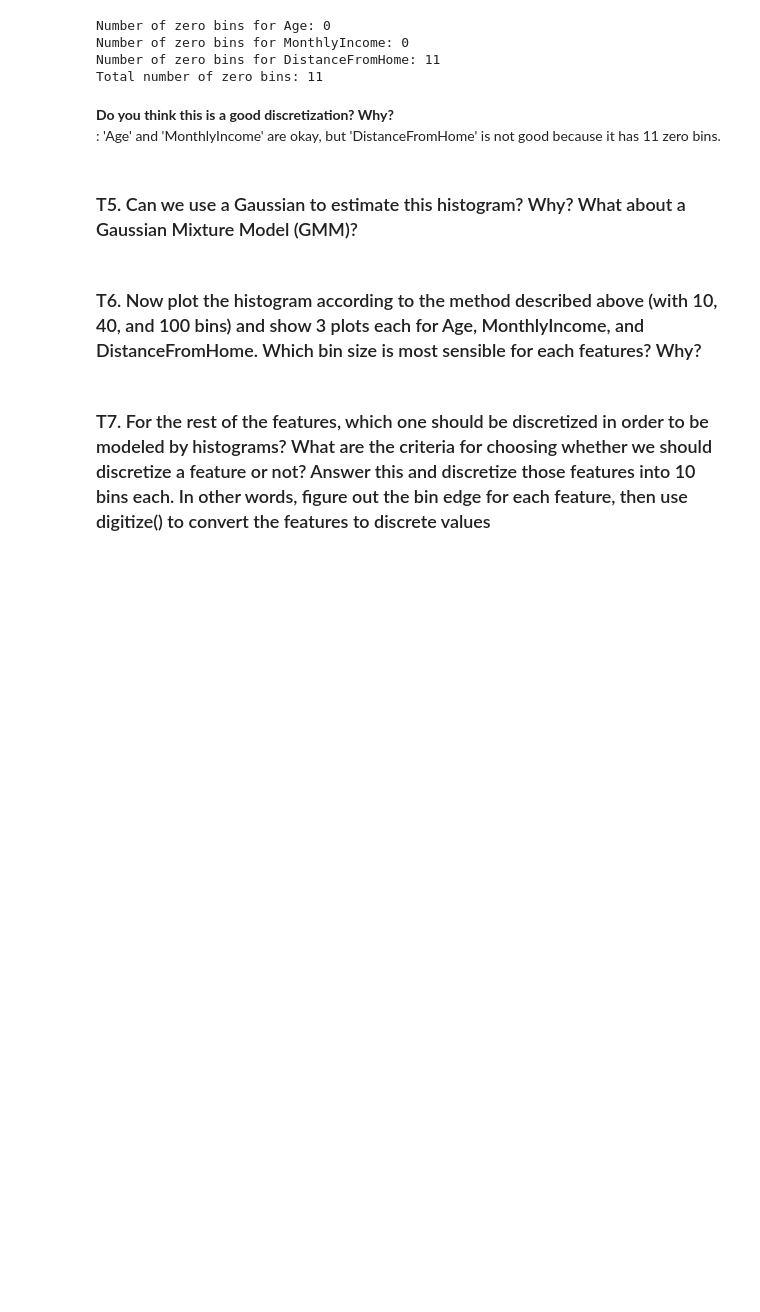
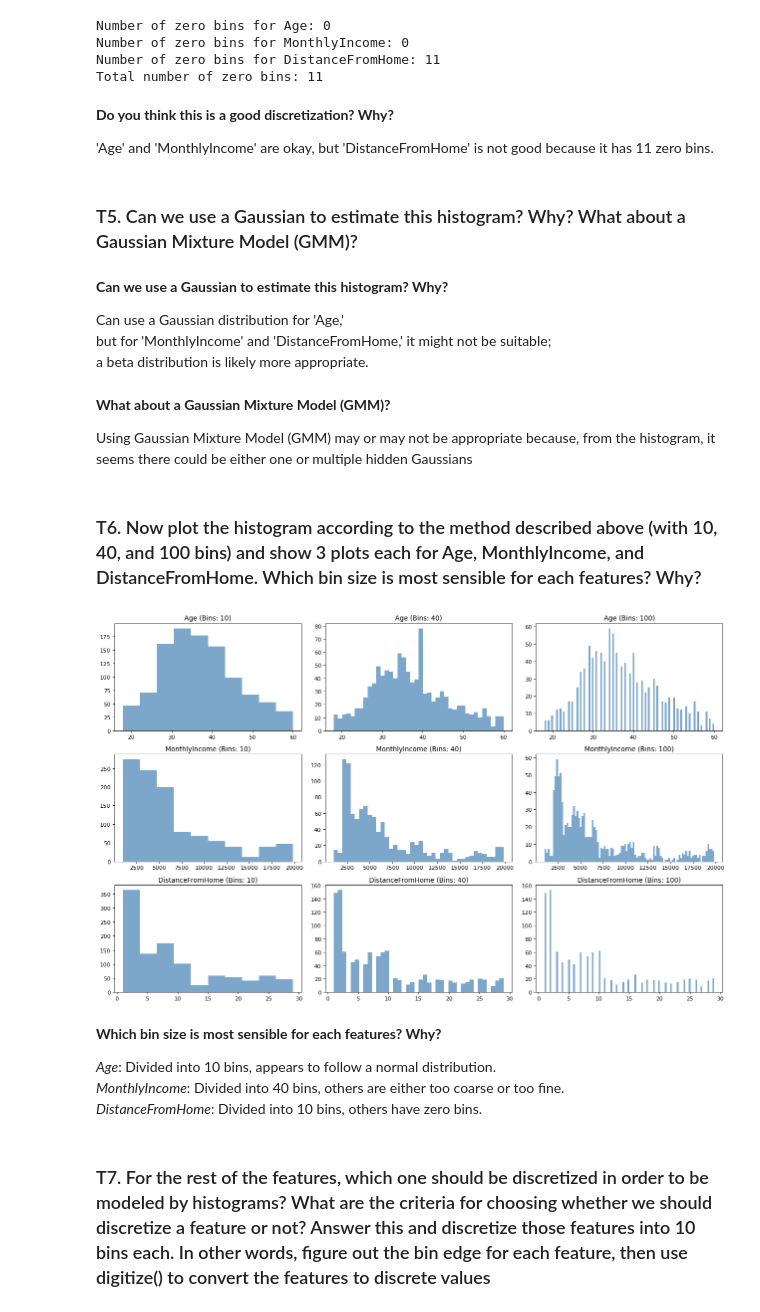
Before and after one commit to pupipatsk/Pattern-Recognition, a Jupyter notebook: HW/HW02/HW2_EmployeeAttritionPrediction.ipynb, the cells around one changed output. Drawn from its saved outputs; the diff is of its cells as text; code cells hidden in the pictures; blank space fills up the shorter version.

```diff
--- a/HW/HW02/HW2_EmployeeAttritionPrediction.ipynb
+++ b/HW/HW02/HW2_EmployeeAttritionPrediction.ipynb
@@ -119,11 +119,49 @@ Number of zero bins for MonthlyIncome: 0
 Number of zero bins for DistanceFromHome: 11
 Total number of zero bins: 11
 # %% [markdown]
-**Do you think this is a good discretization? Why?**\
-: 'Age' and 'MonthlyIncome' are okay, but 'DistanceFromHome' is not good because it has 11 zero bins.
+**Do you think this is a good discretization? Why?**
+
+'Age' and 'MonthlyIncome' are okay, but 'DistanceFromHome' is not good because it has 11 zero bins.
 # %% [markdown]
 ### T5. Can we use a Gaussian to estimate this histogram? Why? What about a Gaussian Mixture Model (GMM)?
+# %% [markdown]
+**Can we use a Gaussian to estimate this histogram? Why?**
+
+Can use a Gaussian distribution for 'Age,'\
+but for 'MonthlyIncome' and 'DistanceFromHome,' it might not be suitable;\
+a beta distribution is likely more appropriate.
+# %% [markdown]
+**What about a Gaussian Mixture Model (GMM)?**
+
+Using Gaussian Mixture Model (GMM) may or may not be appropriate because, from the histogram, it seems there could be either one or multiple hidden Gaussians
 # %% [markdown]
 ### T6. Now plot the histogram according to the method described above (with 10, 40, and 100 bins) and show 3 plots each for Age, MonthlyIncome, and DistanceFromHome. Which bin size is most sensible for each features? Why?
+# %%
+def display_histogram_subplot(df, col_names, bins_list):
+    fig, axs = plt.subplots(ncols=len(bins_list),
+                            nrows=len(col_names),
+                            figsize=(16, 10),
+                            dpi=80)
+
+    for i, bins in enumerate(bins_list):
+        for j, col in enumerate(col_names):
+            axs[j][i].set_title(f"{col} (Bins: {bins})")
+            axs[j][i].hist(df[col], bins=bins, color='steelblue', alpha=0.7)
+
+    plt.tight_layout()
+    plt.show()
+
+# Example usage:
+bins = [10, 40, 100]
+col_names = ["Age", "MonthlyIncome", "DistanceFromHome"]
+display_histogram_subplot(df_train, col_names, bins)
+# %% [output]
+[figure, added]
+# %% [markdown]
+**Which bin size is most sensible for each features? Why?**
+
+*Age*: Divided into 10 bins, appears to follow a normal distribution.\
+*MonthlyIncome*: Divided into 40 bins, others are either too coarse or too fine.\
+*DistanceFromHome*: Divided into 10 bins, others have zero bins.
 # %% [markdown]
 ### T7. For the rest of the features, which one should be discretized in order to be modeled by histograms? What are the criteria for choosing whether we should discretize a feature or not? Answer this and discretize those features into 10 bins each. In other words, figure out the bin edge for each feature, then use digitize() to convert the features to discrete values
```
Also changed, not shown: parts of 31 cells of this notebook, 1 other file.
